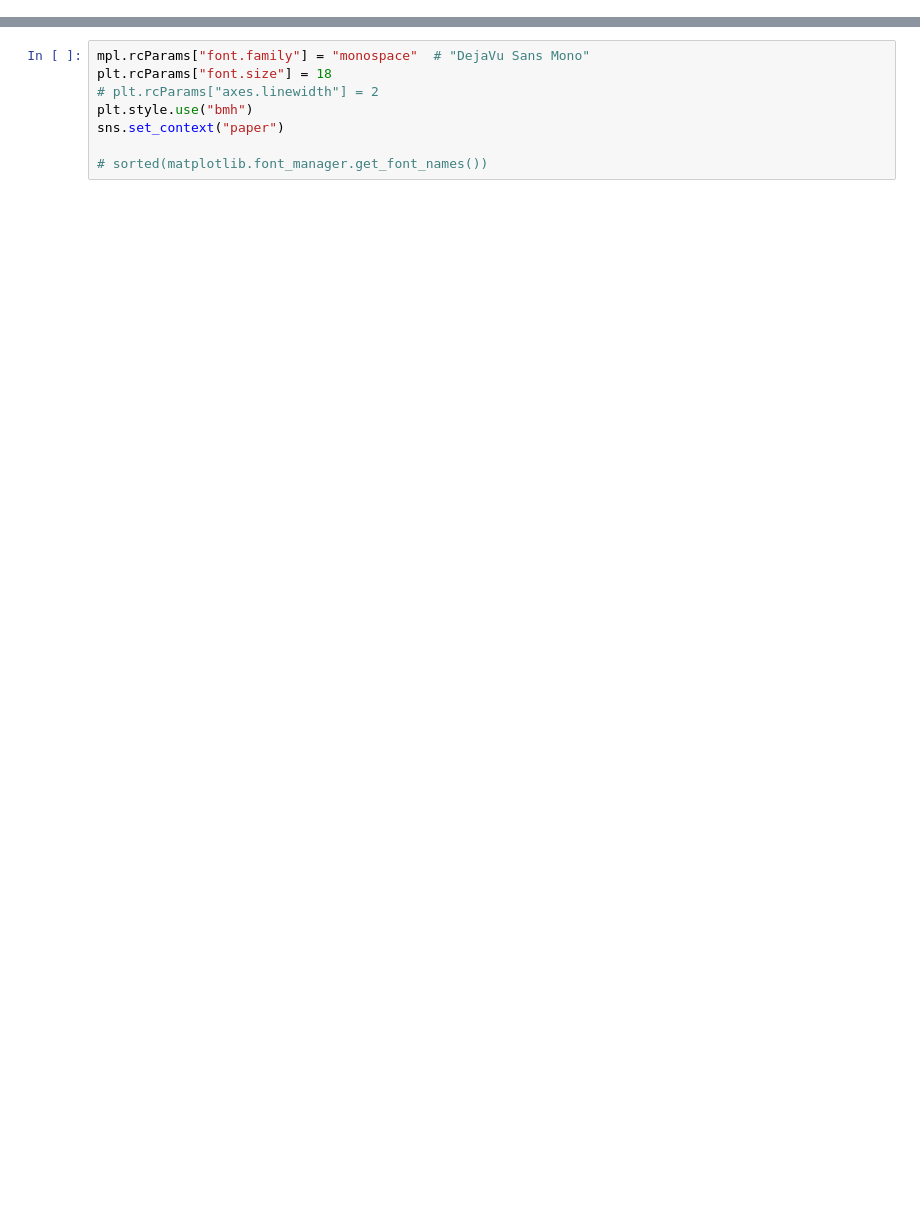
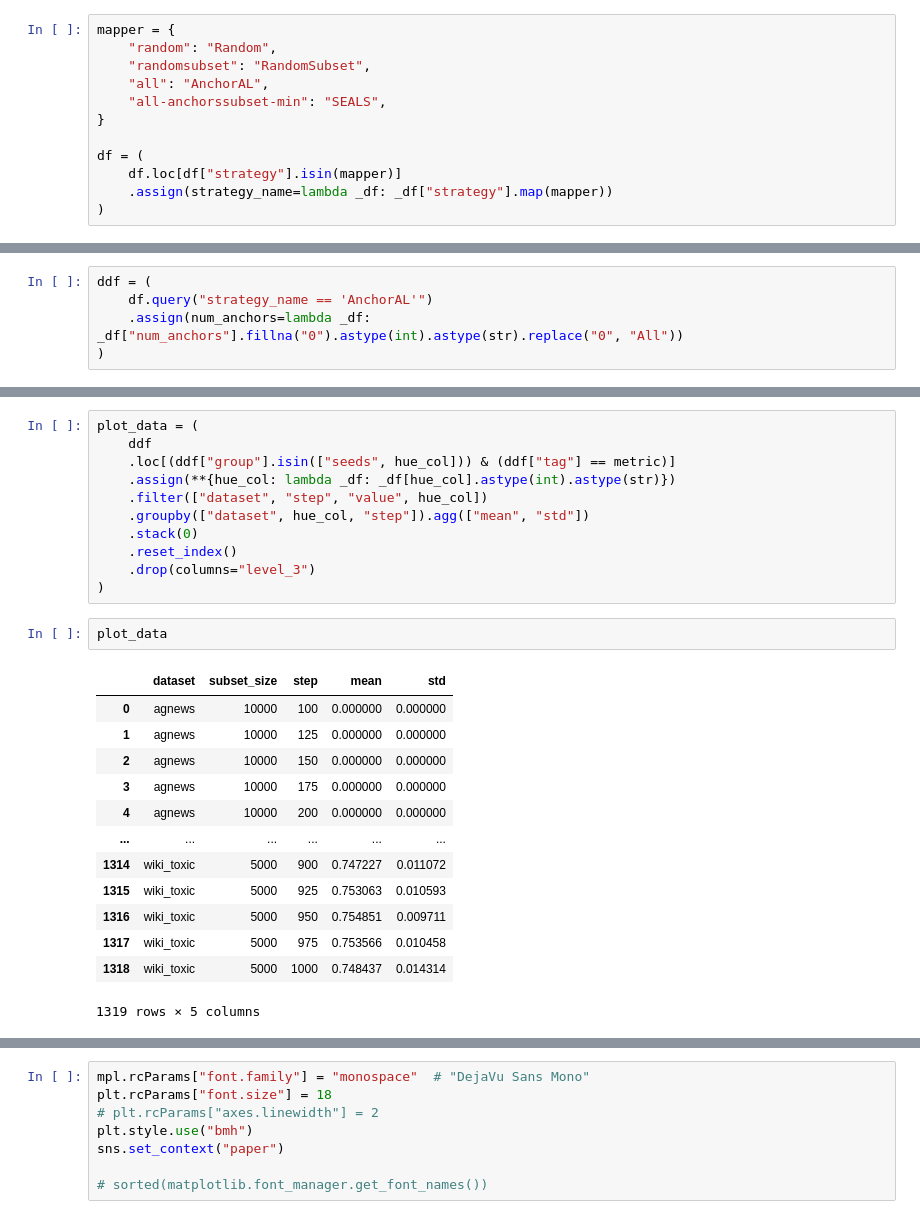
Before and after one commit to pietrolesci/anchoral, a Jupyter notebook: notebooks/results.ipynb, the cells around one changed output, grey strips where cells are left out. Saved outputs shown, nothing was run; the diff lists cells and outputs as text; blank space fills up the shorter version.

```diff
--- a/notebooks/results.ipynb
+++ b/notebooks/results.ipynb
@@ -17,0 +86,12 @@ polars.config.Config
+# %%
+mapper = {
+    "random": "Random",
+    "randomsubset": "RandomSubset",
+    "all": "AnchorAL",
+    "all-anchorssubset-min": "SEALS",
+}
+
+df = (
+    df.loc[df["strategy"].isin(mapper)]
+    .assign(strategy_name=lambda _df: _df["strategy"].map(mapper))
+)
@@ -17,0 +107,5 @@ polars.config.Config
+# %%
+ddf = (
+    df.query("strategy_name == 'AnchorAL'")
+    .assign(num_anchors=lambda _df: _df["num_anchors"].fillna("0").astype(int).astype(str).replace("0", "All"))
+)
@@ -17,0 +183,27 @@ polars.config.Config
+# %%
+plot_data = (
+    ddf
+    .loc[(ddf["group"].isin(["seeds", hue_col])) & (ddf["tag"] == metric)]
+    .assign(**{hue_col: lambda _df: _df[hue_col].astype(int).astype(str)})
+    .filter(["dataset", "step", "value", hue_col])
+    .groupby(["dataset", hue_col, "step"]).agg(["mean", "std"])
+    .stack(0)
+    .reset_index()
+    .drop(columns="level_3")
+)
+# %%
+plot_data
+# %% [output]
+|  | dataset | subset_size | step | mean | std |
+| 0 | agnews | 10000 | 100 | 0.000000 | 0.000000 |
+| 1 | agnews | 10000 | 125 | 0.000000 | 0.000000 |
+| 2 | agnews | 10000 | 150 | 0.000000 | 0.000000 |
+| 3 | agnews | 10000 | 175 | 0.000000 | 0.000000 |
+| 4 | agnews | 10000 | 200 | 0.000000 | 0.000000 |
+| ... | ... | ... | ... | ... | ... |
+| 1314 | wiki_toxic | 5000 | 900 | 0.747227 | 0.011072 |
+| 1315 | wiki_toxic | 5000 | 925 | 0.753063 | 0.010593 |
+| 1316 | wiki_toxic | 5000 | 950 | 0.754851 | 0.009711 |
+| 1317 | wiki_toxic | 5000 | 975 | 0.753566 | 0.010458 |
+| 1318 | wiki_toxic | 5000 | 1000 | 0.748437 | 0.014314 |
+1319 rows × 5 columns
```
Also changed, not shown: parts of 84 cells of this notebook, 1 other file.
